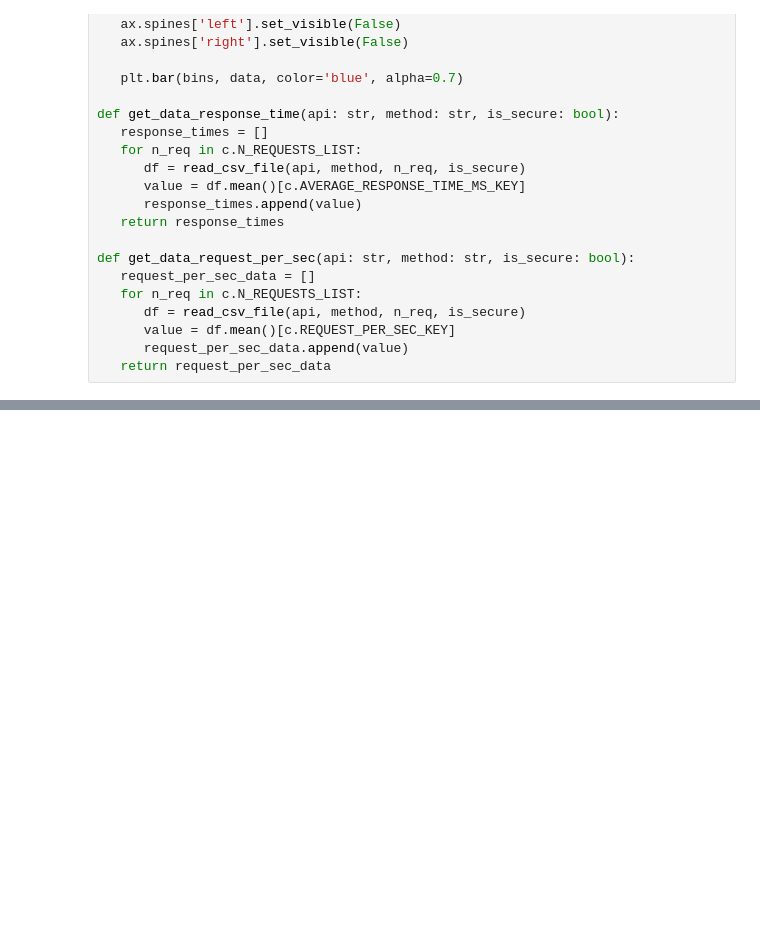
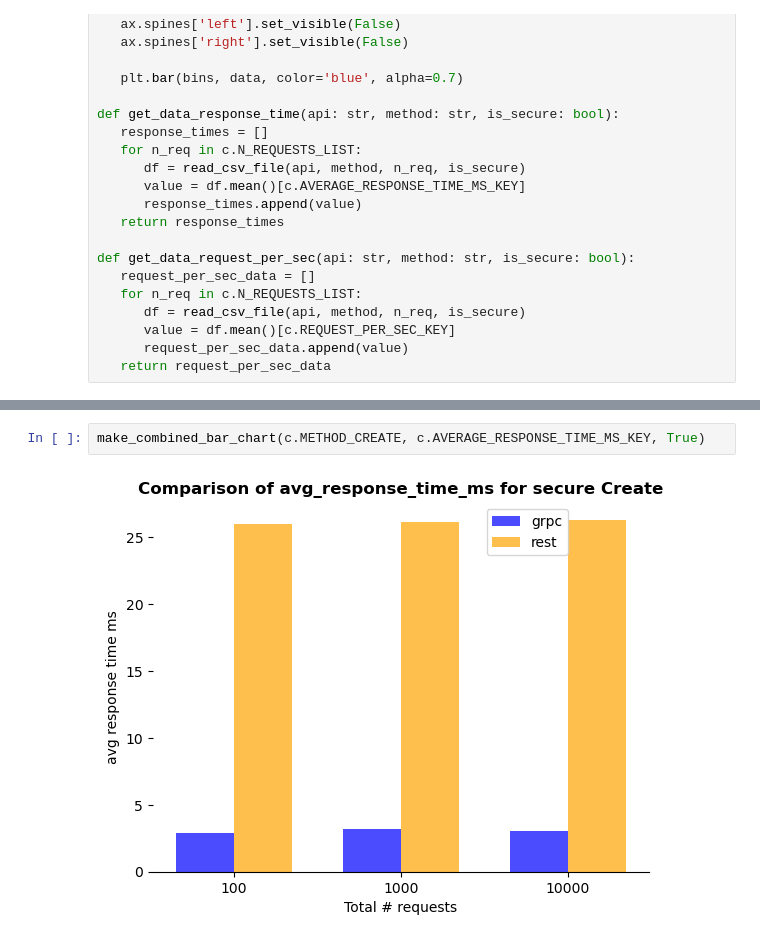
Before and after one commit to xXPinkmagicXx/prototype, a Jupyter notebook: visualize.ipynb, the cells around one changed output, grey strips where cells are left out. Cells and saved outputs as stored; diff of their text form; blank space fills up the shorter version.

```diff
--- a/visualize.ipynb
+++ b/visualize.ipynb
@@ -103,3 +107,7 @@ make_combined_bar_chart(c.METHOD_CREATE, c.REQUEST_PER_SEC_KEY, True)
+# %%
+make_combined_bar_chart(c.METHOD_CREATE, c.AVERAGE_RESPONSE_TIME_MS_KEY, True)
+# %% [output]
+[figure, added]
 # %%
 make_combined_bar_chart(c.METHOD_CREATE, c.REQUEST_PER_SEC_KEY, False)
 # %% [output]
```
Also changed, not shown: parts of 7 cells of this notebook, 6 other files.
